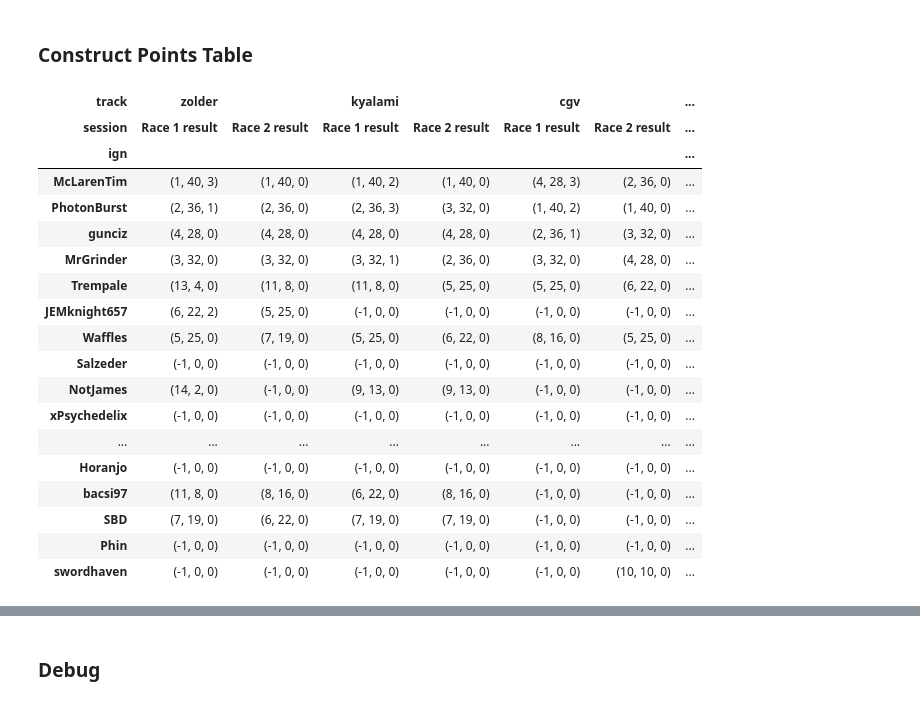
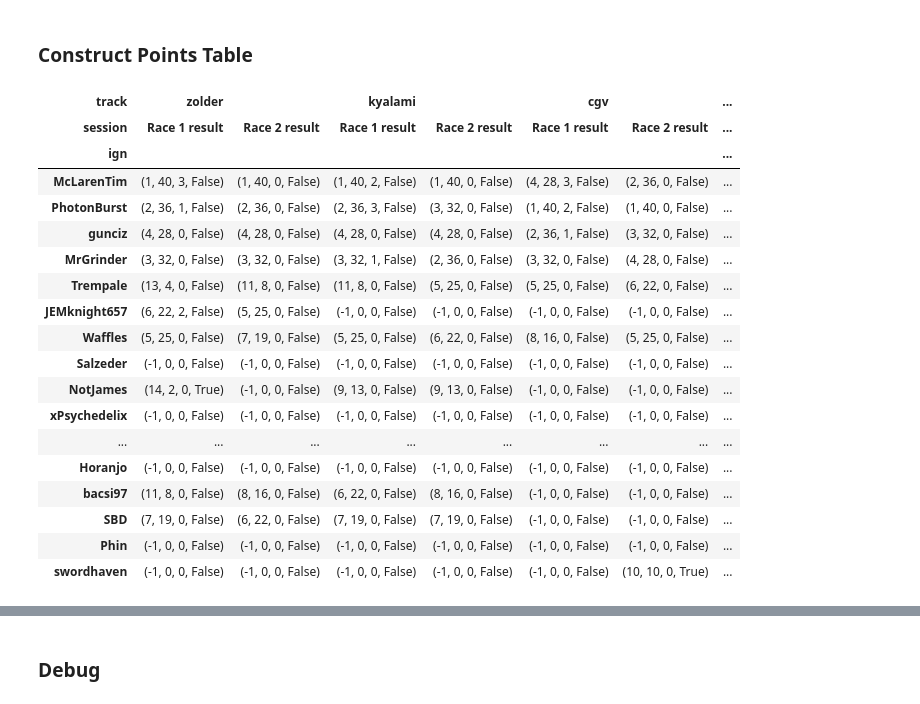
Before and after one commit to denniscfeng/simresults-to-table, a Jupyter notebook: ChampionshipTables.ipynb, the cells around one changed output, grey strips where cells are left out. Cells and saved outputs as stored; diff of their text form; code cells hidden in the pictures.

Commit message:
add dnf column

```diff
--- a/ChampionshipTables.ipynb
+++ b/ChampionshipTables.ipynb
@@ -159,7 +159,7 @@ class RaceReport():
             self.tables[name] = table_df
 
 
-        # Merge points column to both quali and race sessions, for race sessions: get attatched qualifying or previous race to get starting positions
+        # Merge points column to both quali and race sessions, for race sessions: get attatched qualifying or previous race to get starting positions and show (probable) DNFs
         for name, table_df in self.tables.items():
 
             if name.startswith("Qualify"):
@@ -184,6 +184,8 @@ class RaceReport():
                     table_df = merge_qualy_info(table_df, self.tables[previous_race_table_name])
                 else:
                     table_df["Grid"] = ""
+
+                table_df["DNF"] = table_df["Laps"] < table_df["Laps"].max() - 3
 
             if self.debug: display(table_df)
             self.tables[name] = table_df
@@ -428,51 +430,52 @@ anderstorp
 # %%
 points_table = pd.DataFrame(index=series_drivers_table.index, columns=pd.MultiIndex.from_product([series_tracks_table.index, series_race_sessions], names=["track", "session"]))
 
 # loop through drivers index
 # construct series with the multindex
 # go thorugh race reports and count up points
 
 for driver in points_table.index:
     for track, session in points_table.columns:
 
-        # (pos, points, qualify points)
-        result_tuple = (-1, 0, 0)
+        # (pos, points, qualify points, DNF)
+        result_tuple = (-1, 0, 0, False)
 
         if track in race_reports:
 
             race_table = race_reports[track].tables[session]
             driver_race_result = race_table[race_table["Driver"]==driver]
 
             if len(driver_race_result==1):
                 pos = driver_race_result.index[0]
                 points = driver_race_result["Points"].item()
+                qualify_points = driver_race_result["Qualify Points"].item() if "Qualify Points" in driver_race_result.columns else 0
+                dnf = driver_race_result["DNF"].item()
 
-                qualify_points = driver_race_result["Qualify Points"].item() if "Qualify Points" in driver_race_result.columns else 0
-                result_tuple = (pos, points, qualify_points)
+                result_tuple = (pos, points, qualify_points, dnf)
 
         points_table.loc[driver, (track, session)] = result_tuple
 
 display(points_table)
 # %% [output]
 | track | zolder |  | kyalami |  | cgv |  | ... |
 | session | Race 1 result | Race 2 result | Race 1 result | Race 2 result | Race 1 result | Race 2 result | ... |
 | ign |  |  |  |  |  |  | ... |
-| McLarenTim | (1, 40, 3) | (1, 40, 0) | (1, 40, 2) | (1, 40, 0) | (4, 28, 3) | (2, 36, 0) | ... |
-| PhotonBurst | (2, 36, 1) | (2, 36, 0) | (2, 36, 3) | (3, 32, 0) | (1, 40, 2) | (1, 40, 0) | ... |
-| gunciz | (4, 28, 0) | (4, 28, 0) | (4, 28, 0) | (4, 28, 0) | (2, 36, 1) | (3, 32, 0) | ... |
-| MrGrinder | (3, 32, 0) | (3, 32, 0) | (3, 32, 1) | (2, 36, 0) | (3, 32, 0) | (4, 28, 0) | ... |
-| Trempale | (13, 4, 0) | (11, 8, 0) | (11, 8, 0) | (5, 25, 0) | (5, 25, 0) | (6, 22, 0) | ... |
-| JEMknight657 | (6, 22, 2) | (5, 25, 0) | (-1, 0, 0) | (-1, 0, 0) | (-1, 0, 0) | (-1, 0, 0) | ... |
-| Waffles | (5, 25, 0) | (7, 19, 0) | (5, 25, 0) | (6, 22, 0) | (8, 16, 0) | (5, 25, 0) | ... |
-| Salzeder | (-1, 0, 0) | (-1, 0, 0) | (-1, 0, 0) | (-1, 0, 0) | (-1, 0, 0) | (-1, 0, 0) | ... |
-| NotJames | (14, 2, 0) | (-1, 0, 0) | (9, 13, 0) | (9, 13, 0) | (-1, 0, 0) | (-1, 0, 0) | ... |
-| xPsychedelix | (-1, 0, 0) | (-1, 0, 0) | (-1, 0, 0) | (-1, 0, 0) | (-1, 0, 0) | (-1, 0, 0) | ... |
+| McLarenTim | (1, 40, 3, False) | (1, 40, 0, False) | (1, 40, 2, False) | (1, 40, 0, False) | (4, 28, 3, False) | (2, 36, 0, False) | ... |
+| PhotonBurst | (2, 36, 1, False) | (2, 36, 0, False) | (2, 36, 3, False) | (3, 32, 0, False) | (1, 40, 2, False) | (1, 40, 0, False) | ... |
+| gunciz | (4, 28, 0, False) | (4, 28, 0, False) | (4, 28, 0, False) | (4, 28, 0, False) | (2, 36, 1, False) | (3, 32, 0, False) | ... |
+| MrGrinder | (3, 32, 0, False) | (3, 32, 0, False) | (3, 32, 1, False) | (2, 36, 0, False) | (3, 32, 0, False) | (4, 28, 0, False) | ... |
+| Trempale | (13, 4, 0, False) | (11, 8, 0, False) | (11, 8, 0, False) | (5, 25, 0, False) | (5, 25, 0, False) | (6, 22, 0, False) | ... |
+| JEMknight657 | (6, 22, 2, False) | (5, 25, 0, False) | (-1, 0, 0, False) | (-1, 0, 0, False) | (-1, 0, 0, False) | (-1, 0, 0, False) | ... |
+| Waffles | (5, 25, 0, False) | (7, 19, 0, False) | (5, 25, 0, False) | (6, 22, 0, False) | (8, 16, 0, False) | (5, 25, 0, False) | ... |
+| Salzeder | (-1, 0, 0, False) | (-1, 0, 0, False) | (-1, 0, 0, False) | (-1, 0, 0, False) | (-1, 0, 0, False) | (-1, 0, 0, False) | ... |
+| NotJames | (14, 2, 0, True) | (-1, 0, 0, False) | (9, 13, 0, False) | (9, 13, 0, False) | (-1, 0, 0, False) | (-1, 0, 0, False) | ... |
+| xPsychedelix | (-1, 0, 0, False) | (-1, 0, 0, False) | (-1, 0, 0, False) | (-1, 0, 0, False) | (-1, 0, 0, False) | (-1, 0, 0, False) | ... |
 | ... | ... | ... | ... | ... | ... | ... | ... |
-| Horanjo | (-1, 0, 0) | (-1, 0, 0) | (-1, 0, 0) | (-1, 0, 0) | (-1, 0, 0) | (-1, 0, 0) | ... |
-| bacsi97 | (11, 8, 0) | (8, 16, 0) | (6, 22, 0) | (8, 16, 0) | (-1, 0, 0) | (-1, 0, 0) | ... |
-| SBD | (7, 19, 0) | (6, 22, 0) | (7, 19, 0) | (7, 19, 0) | (-1, 0, 0) | (-1, 0, 0) | ... |
-| Phin | (-1, 0, 0) | (-1, 0, 0) | (-1, 0, 0) | (-1, 0, 0) | (-1, 0, 0) | (-1, 0, 0) | ... |
-| swordhaven | (-1, 0, 0) | (-1, 0, 0) | (-1, 0, 0) | (-1, 0, 0) | (-1, 0, 0) | (10, 10, 0) | ... |
+| Horanjo | (-1, 0, 0, False) | (-1, 0, 0, False) | (-1, 0, 0, False) | (-1, 0, 0, False) | (-1, 0, 0, False) | (-1, 0, 0, False) | ... |
+| bacsi97 | (11, 8, 0, False) | (8, 16, 0, False) | (6, 22, 0, False) | (8, 16, 0, False) | (-1, 0, 0, False) | (-1, 0, 0, False) | ... |
+| SBD | (7, 19, 0, False) | (6, 22, 0, False) | (7, 19, 0, False) | (7, 19, 0, False) | (-1, 0, 0, False) | (-1, 0, 0, False) | ... |
+| Phin | (-1, 0, 0, False) | (-1, 0, 0, False) | (-1, 0, 0, False) | (-1, 0, 0, False) | (-1, 0, 0, False) | (-1, 0, 0, False) | ... |
+| swordhaven | (-1, 0, 0, False) | (-1, 0, 0, False) | (-1, 0, 0, False) | (-1, 0, 0, False) | (-1, 0, 0, False) | (10, 10, 0, True) | ... |
 # %%
 # keep seperate table with points totals
 
```
Also changed, not shown: parts of 2 cells of this notebook.
